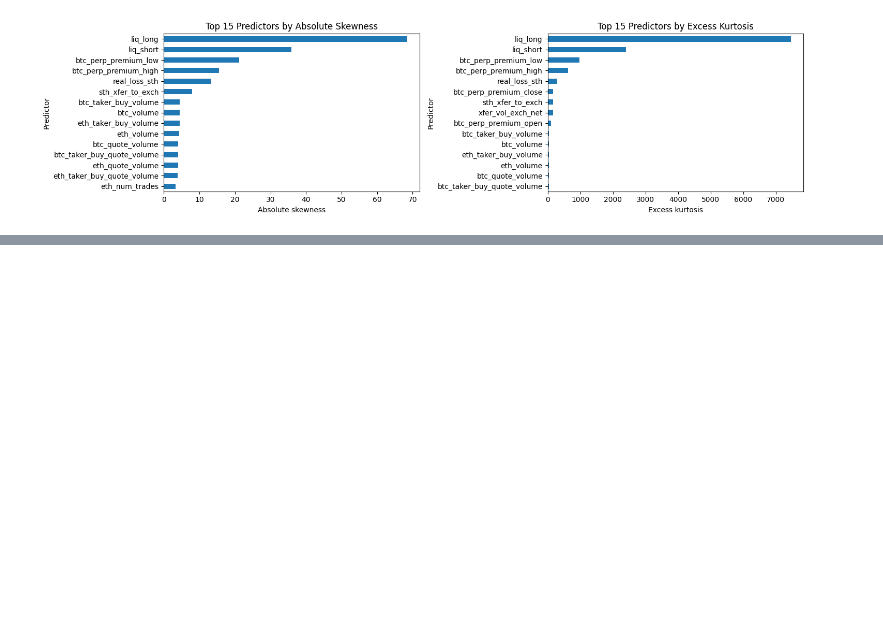
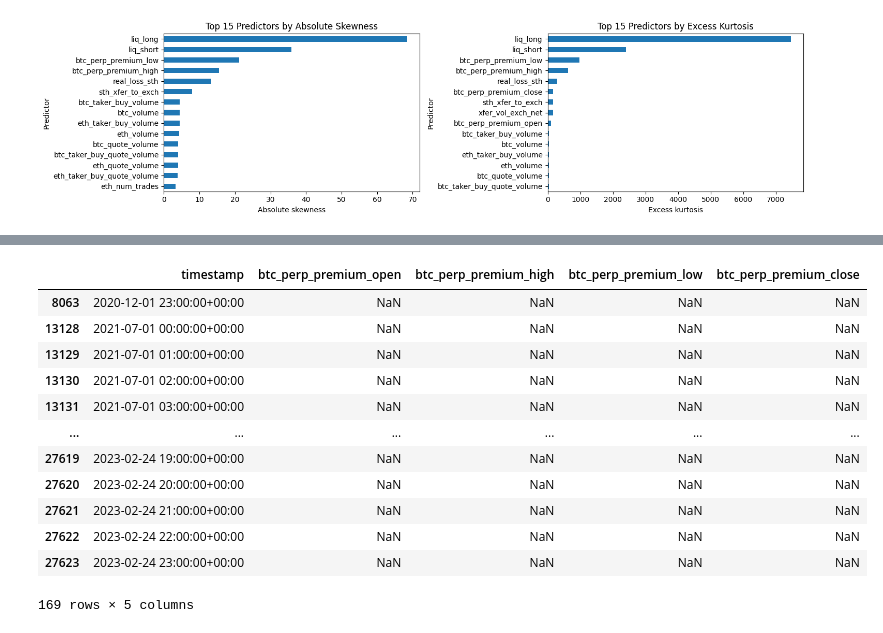
Before and after one commit to jade-lam/CQF, a Jupyter notebook: CQF_Final_Project.ipynb, the cells around one changed output, grey strips where cells are left out. Drawn from its saved outputs; the diff is of its cells as text; code cells hidden in the pictures; blank space fills up the shorter version.

```diff
--- a/CQF_Final_Project.ipynb
+++ b/CQF_Final_Project.ipynb
@@ -2021,0 +2033,18 @@ plt.show()
+# %%
+premium_cols = ["btc_perp_premium_open", "btc_perp_premium_high", "btc_perp_premium_low", "btc_perp_premium_close"]
+
+X_train.loc[X_train[premium_cols].isna().any(axis=1), ["timestamp"] + premium_cols]
+# %% [output]
+|  | timestamp | btc_perp_premium_open | btc_perp_premium_high | btc_perp_premium_low | btc_perp_premium_close |
+| 8063 | 2020-12-01 23:00:00+00:00 | NaN | NaN | NaN | NaN |
+| 13128 | 2021-07-01 00:00:00+00:00 | NaN | NaN | NaN | NaN |
+| 13129 | 2021-07-01 01:00:00+00:00 | NaN | NaN | NaN | NaN |
+| 13130 | 2021-07-01 02:00:00+00:00 | NaN | NaN | NaN | NaN |
+| 13131 | 2021-07-01 03:00:00+00:00 | NaN | NaN | NaN | NaN |
+| ... | ... | ... | ... | ... | ... |
+| 27619 | 2023-02-24 19:00:00+00:00 | NaN | NaN | NaN | NaN |
+| 27620 | 2023-02-24 20:00:00+00:00 | NaN | NaN | NaN | NaN |
+| 27621 | 2023-02-24 21:00:00+00:00 | NaN | NaN | NaN | NaN |
+| 27622 | 2023-02-24 22:00:00+00:00 | NaN | NaN | NaN | NaN |
+| 27623 | 2023-02-24 23:00:00+00:00 | NaN | NaN | NaN | NaN |
+169 rows × 5 columns
```
Also changed, not shown: parts of 11 cells of this notebook.
